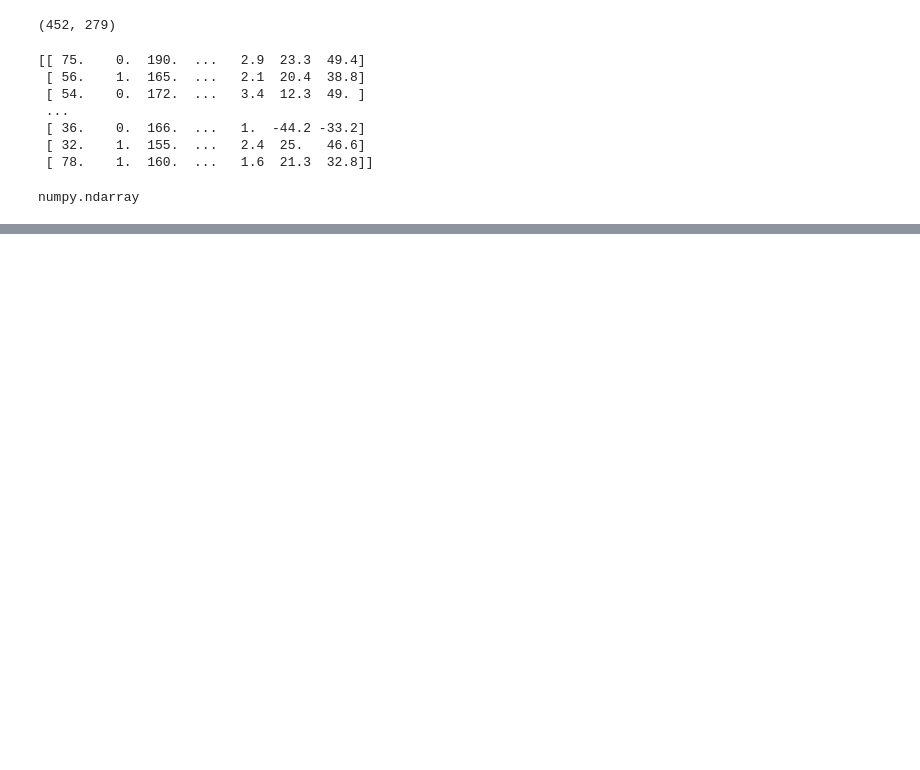
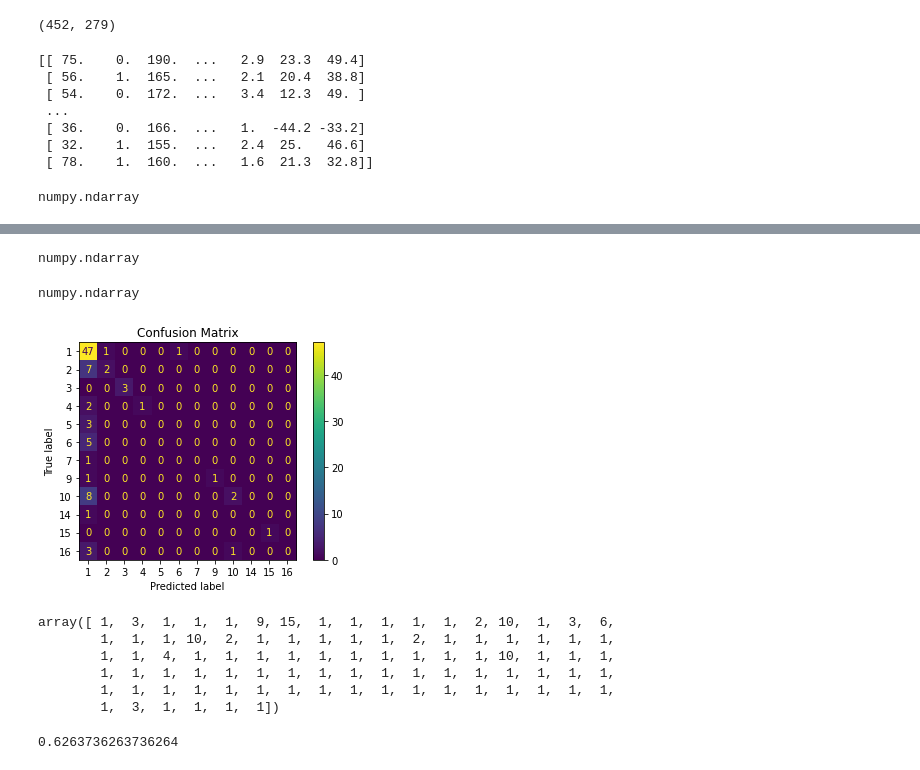
Before and after one commit to Namrata-cse/Wrappermethodsin-FS, a Jupyter notebook: Mayfly.ipynb, the cells around one changed output, grey strips where cells are left out. Drawn from its saved outputs; the diff is of its cells as text; code cells hidden in the pictures; blank space fills up the shorter version.

```diff
--- a/Mayfly.ipynb
+++ b/Mayfly.ipynb
@@ -105,0 +138,2 @@ solution.best_accuracy
+# %%
+train_X, test_X, train_Y, test_Y = train_test_split(data, target, stratify=target, test_size=0.2, random_state=2)
@@ -105,0 +150,34 @@ solution.best_accuracy
+# %%
+type(train_X)
+# %% [output]
+numpy.ndarray
+# %%
+type(data)
+# %% [output]
+numpy.ndarray
+# %%
+if(len(np.unique(test_Y))) == 2:
+  # if it is binary classification, you will get a precision, recall and f1_score for each of the labels
+  result = evaluate(train_X, test_X, train_Y, test_Y, agent=solution.best_agent, classifier='knn', save_conf_mat=True)
+else:
+  # for a multi-class problem, you will get a avreaged precision, recall and f1_score
+  # Options for averaging:
+  # 1. macro
+  # 2. weighted
+  # 3. samples
+  result = evaluate(train_X, test_X, train_Y, test_Y, agent=solution.best_agent, classifier='knn', save_conf_mat=True, averaging="weighted")
+# %% [output]
+[figure, added]
+# %%
+result.predictions
+# %% [output]
+array([ 1,  3,  1,  1,  1,  9, 15,  1,  1,  1,  1,  1,  2, 10,  1,  3,  6,
+        1,  1,  1, 10,  2,  1,  1,  1,  1,  1,  2,  1,  1,  1,  1,  1,  1,
+        1,  1,  4,  1,  1,  1,  1,  1,  1,  1,  1,  1,  1, 10,  1,  1,  1,
+        1,  1,  1,  1,  1,  1,  1,  1,  1,  1,  1,  1,  1,  1,  1,  1,  1,
+        1,  1,  1,  1,  1,  1,  1,  1,  1,  1,  1,  1,  1,  1,  1,  1,  1,
+        1,  3,  1,  1,  1,  1])
+# %%
+result.accuracy
+# %% [output]
+0.6263736263736264
```
Also changed, not shown: parts of 10 cells of this notebook.
